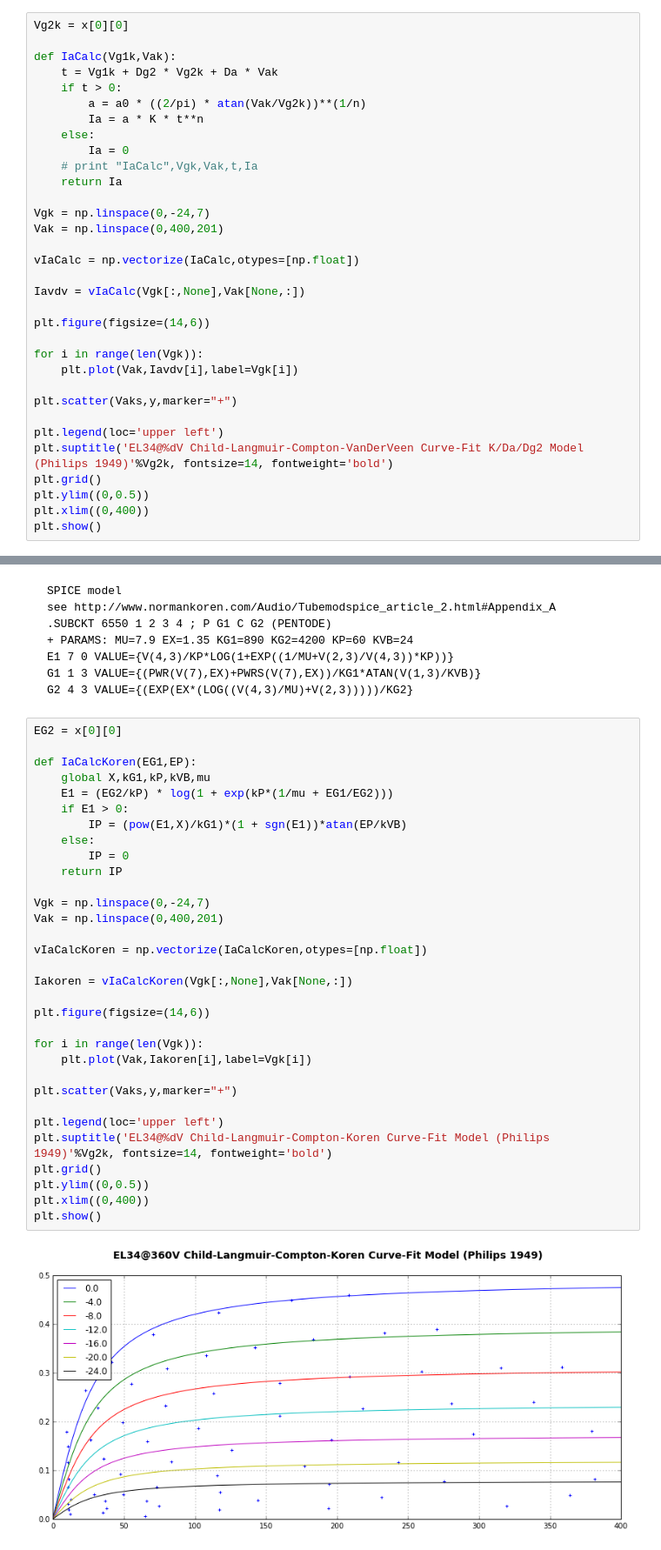
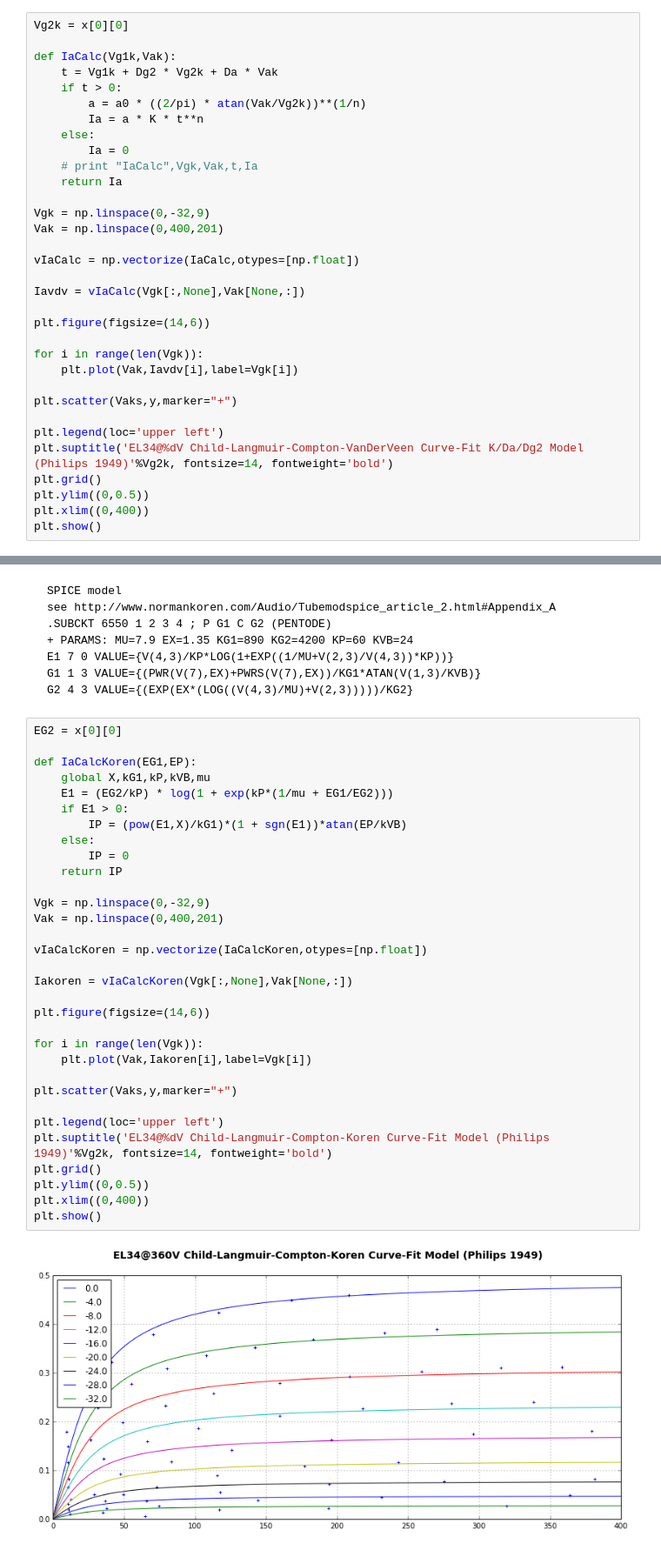
Before and after one commit to jilott/valvestudio, a Jupyter notebook: experiments/02-modeling/pentode/pentode-modeling.ipynb, the cells around one changed output, grey strips where cells are left out. Shown at 87% size. Saved outputs shown, nothing was run; the diff lists cells and outputs as text.

```diff
--- a/experiments/02-modeling/pentode/pentode-modeling.ipynb
+++ b/experiments/02-modeling/pentode/pentode-modeling.ipynb
@@ -147,7 +147,7 @@ def IaCalc(Vg1k,Vak):
     # print "IaCalc",Vgk,Vak,t,Ia
     return Ia
 
-Vgk = np.linspace(0,-24,7)
+Vgk = np.linspace(0,-32,9)
 Vak = np.linspace(0,400,201)
 
 vIaCalc = np.vectorize(IaCalc,otypes=[np.float])
@@ -231,35 +231,35 @@ EG2 = x[0][0]
 
 def IaCalcKoren(EG1,EP):
     global X,kG1,kP,kVB,mu
     E1 = (EG2/kP) * log(1 + exp(kP*(1/mu + EG1/EG2)))
     if E1 > 0:
         IP = (pow(E1,X)/kG1)*(1 + sgn(E1))*atan(EP/kVB)
     else:
         IP = 0
     return IP
 
-Vgk = np.linspace(0,-24,7)
+Vgk = np.linspace(0,-32,9)
 Vak = np.linspace(0,400,201)
 
 vIaCalcKoren = np.vectorize(IaCalcKoren,otypes=[np.float])
 
 Iakoren = vIaCalcKoren(Vgk[:,None],Vak[None,:])
 
 plt.figure(figsize=(14,6))
 
 for i in range(len(Vgk)):
     plt.plot(Vak,Iakoren[i],label=Vgk[i])
 
 plt.scatter(Vaks,y,marker="+")
 
 plt.legend(loc='upper left')
 plt.suptitle('EL34@%dV Child-Langmuir-Compton-Koren Curve-Fit Model (Philips 1949)'%Vg2k, fontsize=14, fontweight='bold')
 plt.grid()
 plt.ylim((0,0.5))
 plt.xlim((0,400))
 plt.show()
 # %% [output]
-[figure, old version]
+[figure, new version]
 # %%
 plt.figure(figsize=(14,6))
 
```
Also changed, not shown: parts of 2 cells of this notebook.
